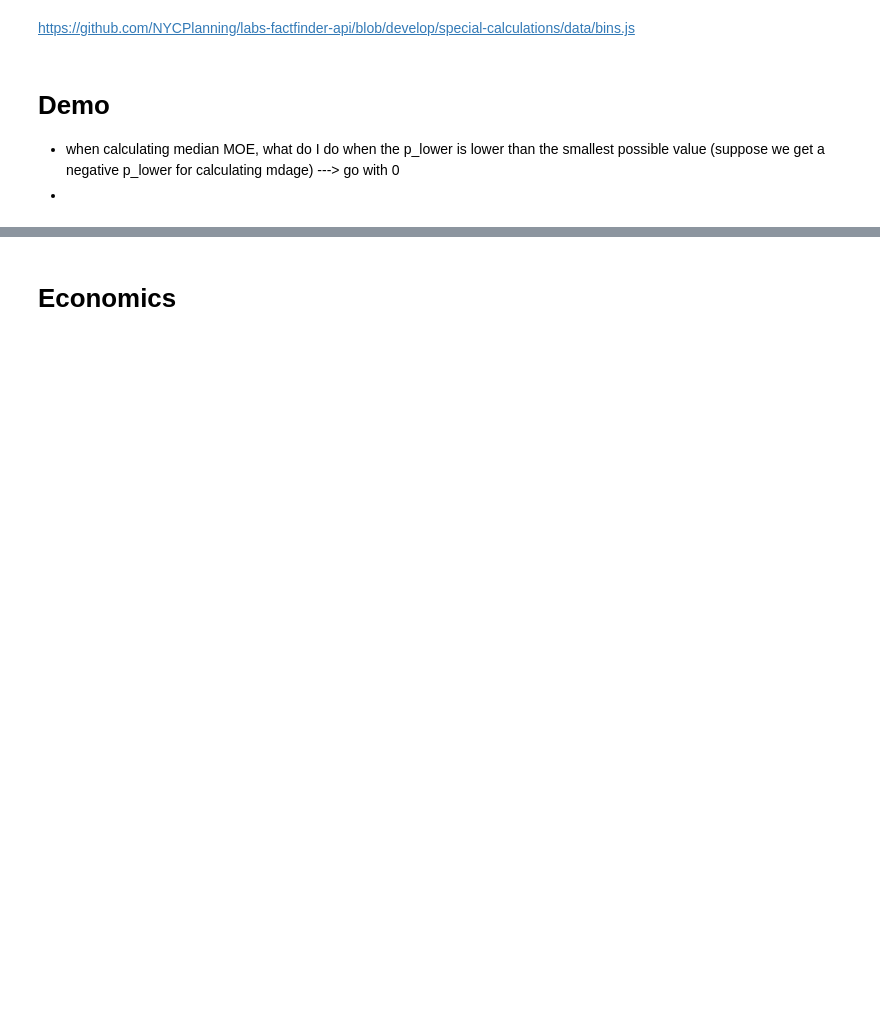
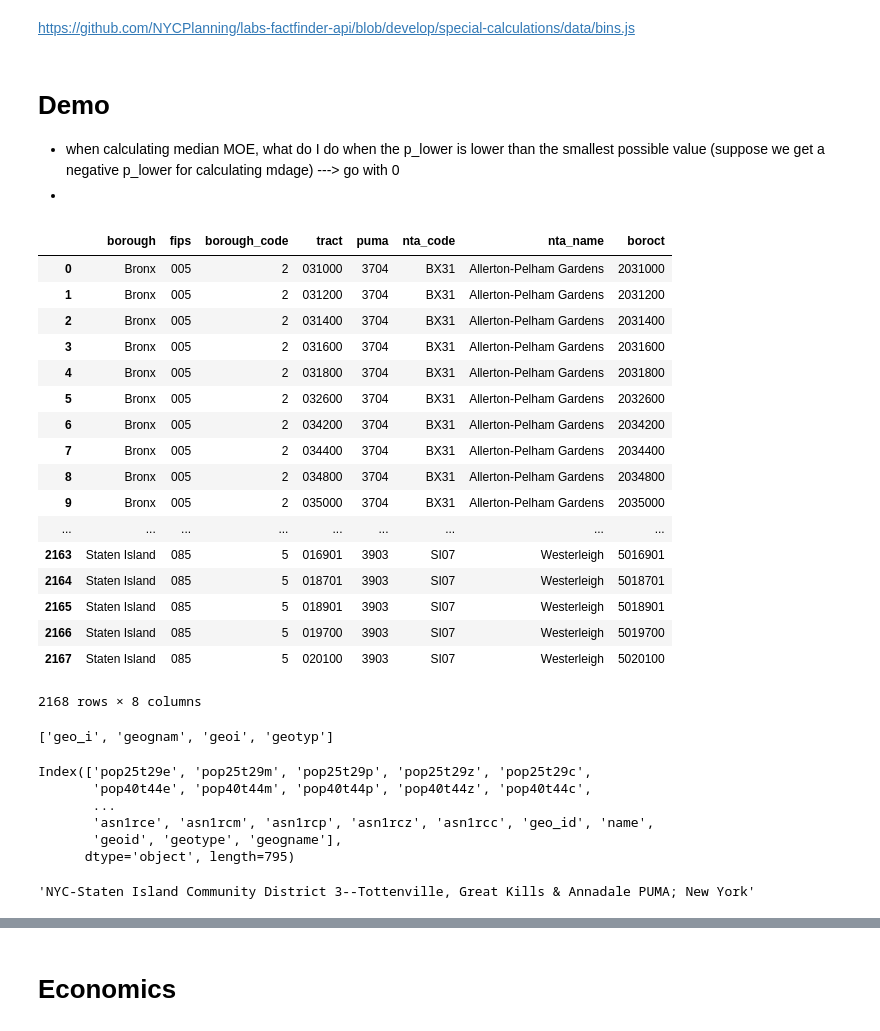
Before and after one commit to NYCPlanning/db-acs, a Jupyter notebook: calculate_median.ipynb, the cells around one changed output, grey strips where cells are left out. Cells and saved outputs as stored; diff of their text form; code cells hidden in the pictures; blank space fills up the shorter version.

```diff
--- a/calculate_median.ipynb
+++ b/calculate_median.ipynb
@@ -312,6 +315,33 @@ def get_median_moe(buckets, row, DF=1.1):
 # Demo
 + when calculating median MOE, what do I do when the p_lower is lower than the smallest possible value (suppose we get a negative p_lower for calculating mdage) ---> go with 0
 +
+# %%
+NTA = pd.read_excel('data/nyc2010census_tabulation_equiv.xlsx',
+                   skiprows=4, dtype=str,
+                  names=['borough', 'fips', 'borough_code', 'tract', 'puma', 'nta_code', 'nta_name'])
+# %%
+NTA['boroct']=NTA['borough_code'] + NTA['tract']
+# %%
+NTA
+# %% [output]
+|  | borough | fips | borough_code | tract | puma | nta_code | nta_name | boroct |
+| 0 | Bronx | 005 | 2 | 031000 | 3704 | BX31 | Allerton-Pelham Gardens | 2031000 |
+| 1 | Bronx | 005 | 2 | 031200 | 3704 | BX31 | Allerton-Pelham Gardens | 2031200 |
+| 2 | Bronx | 005 | 2 | 031400 | 3704 | BX31 | Allerton-Pelham Gardens | 2031400 |
+| 3 | Bronx | 005 | 2 | 031600 | 3704 | BX31 | Allerton-Pelham Gardens | 2031600 |
+| 4 | Bronx | 005 | 2 | 031800 | 3704 | BX31 | Allerton-Pelham Gardens | 2031800 |
+| 5 | Bronx | 005 | 2 | 032600 | 3704 | BX31 | Allerton-Pelham Gardens | 2032600 |
+| 6 | Bronx | 005 | 2 | 034200 | 3704 | BX31 | Allerton-Pelham Gardens | 2034200 |
+| 7 | Bronx | 005 | 2 | 034400 | 3704 | BX31 | Allerton-Pelham Gardens | 2034400 |
+| 8 | Bronx | 005 | 2 | 034800 | 3704 | BX31 | Allerton-Pelham Gardens | 2034800 |
+| 9 | Bronx | 005 | 2 | 035000 | 3704 | BX31 | Allerton-Pelham Gardens | 2035000 |
+| ... | ... | ... | ... | ... | ... | ... | ... | ... |
+| 2163 | Staten Island | 085 | 5 | 016901 | 3903 | SI07 | Westerleigh | 5016901 |
+| 2164 | Staten Island | 085 | 5 | 018701 | 3903 | SI07 | Westerleigh | 5018701 |
+| 2165 | Staten Island | 085 | 5 | 018901 | 3903 | SI07 | Westerleigh | 5018901 |
+| 2166 | Staten Island | 085 | 5 | 019700 | 3903 | SI07 | Westerleigh | 5019700 |
+| 2167 | Staten Island | 085 | 5 | 020100 | 3903 | SI07 | Westerleigh | 5020100 |
+2168 rows × 8 columns
 # %%
 df = pd.read_csv('data/demo_final.csv', index_col=False)
 df.columns = map(str.lower, df.columns)
@@ -319,0 +415,17 @@ df['mdagee'] = df.apply(lambda row: get_median(mdage, row), axis=1)
+# %%
+[i for i in set(list(map(lambda x: x[:-1], df.columns))) if 'geo' in i]
+# %% [output]
+['geo_i', 'geognam', 'geoi', 'geotyp']
+# %%
+df.columns
+# %% [output]
+Index(['pop25t29e', 'pop25t29m', 'pop25t29p', 'pop25t29z', 'pop25t29c',
+       'pop40t44e', 'pop40t44m', 'pop40t44p', 'pop40t44z', 'pop40t44c',
+       ...
+       'asn1rce', 'asn1rcm', 'asn1rcp', 'asn1rcz', 'asn1rcc', 'geo_id', 'name',
+       'geoid', 'geotype', 'geogname'],
+      dtype='object', length=795)
+# %%
+df.loc[2451, ['geogname']].to_list()[0]
+# %% [output]
+'NYC-Staten Island Community District 3--Tottenville, Great Kills & Annadale PUMA; New York'
```
Also changed, not shown: parts of 10 cells of this notebook, 3 other files.
